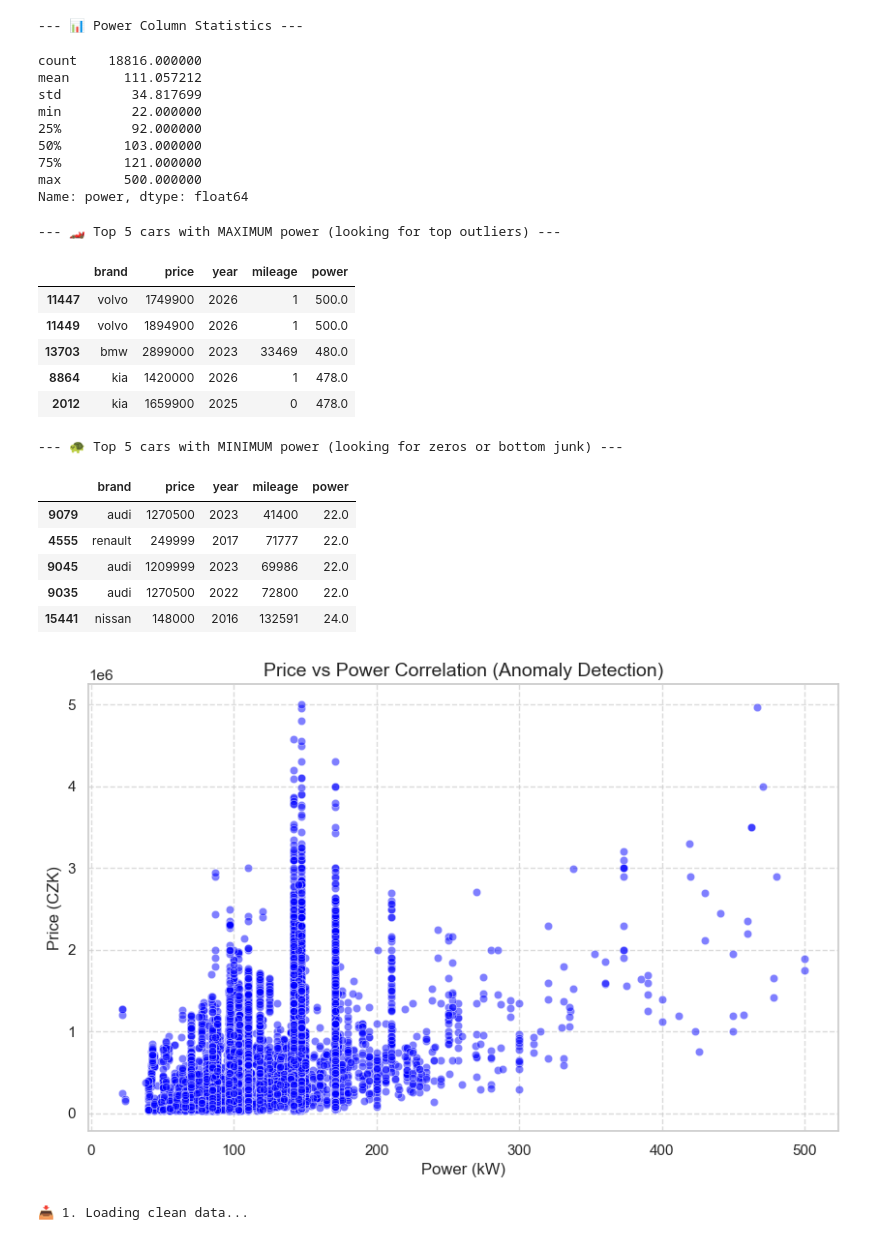
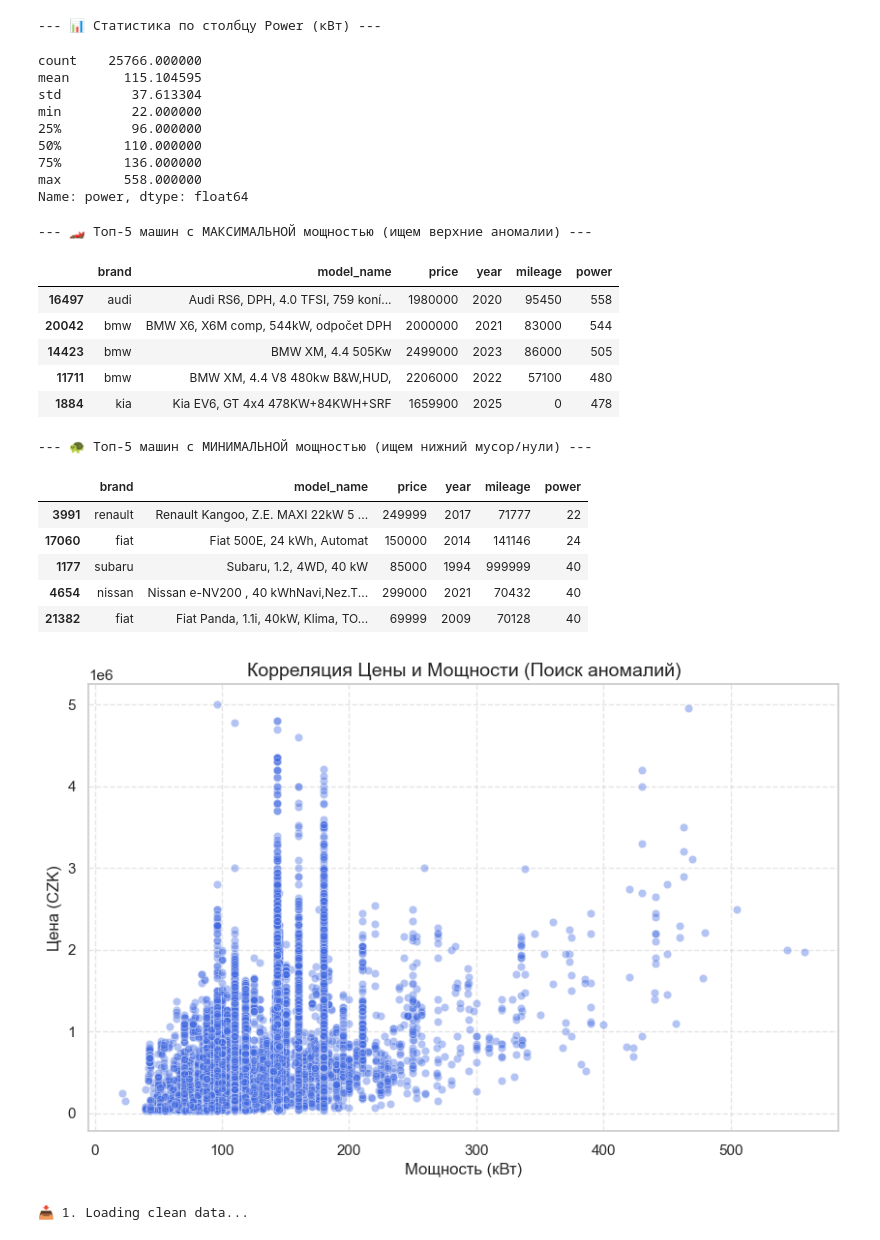
Before and after one commit to kuzetshy/Car-Price-Advisor, a Jupyter notebook: notebooks/02_car_price_predict.ipynb, the cells around one changed output. Saved outputs shown, nothing was run; the diff lists cells and outputs as text; code cells hidden in the pictures.

```diff
--- a/notebooks/02_car_price_predict.ipynb
+++ b/notebooks/02_car_price_predict.ipynb
@@ -316,56 +375,57 @@ Values equal to zero: 0
 # %%
 import pandas as pd
 import matplotlib.pyplot as plt
 import seaborn as sns
 
-# Load the dataset (if your cleaned data is in a different file, change the name)
-df = pd.read_csv('data/cars_ready.csv')
+# 1. Загружаем данные по правильному пути
+df = pd.read_csv('../data/cleaned/cars_ready.csv')
 
-# If your dataframe is not named df, just change df to your variable name! 😉
-
-print("--- 📊 Power Column Statistics ---")
+print("--- 📊 Статистика по столбцу Power (кВт) ---")
 display(df['power'].describe())
 
-print("\n--- 🏎️ Top 5 cars with MAXIMUM power (looking for top outliers) ---")
-display(df[[ 'brand', 'price', 'year', 'mileage', 'power']].sort_values(by='power', ascending=False).head(5))
+# Добавили 'model_name' в вывод, чтобы понимать, что за машина
+print("\n--- 🏎️ Топ-5 машин с МАКСИМАЛЬНОЙ мощностью (ищем верхние аномалии) ---")
+display(df[['brand', 'model_name', 'price', 'year', 'mileage', 'power']].sort_values(by='power', ascending=False).head(5))
 
-print("\n--- 🐢 Top 5 cars with MINIMUM power (looking for zeros or bottom junk) ---")
-display(df[[ 'brand', 'price', 'year', 'mileage', 'power']].sort_values(by='power').head(5))
+print("\n--- 🐢 Топ-5 машин с МИНИМАЛЬНОЙ мощностью (ищем нижний мусор/нули) ---")
+display(df[['brand', 'model_name', 'price', 'year', 'mileage', 'power']].sort_values(by='power').head(5))
 
-# Plotting the scatter plot
+# 2. Отрисовка Scatter Plot (Диаграмма рассеяния)
 plt.figure(figsize=(10, 6))
-sns.scatterplot(data=df, x='power', y='price', alpha=0.5, color='blue')
-plt.title('Price vs Power Correlation (Anomaly Detection)', fontsize=14)
-plt.xlabel('Power (kW)', fontsize=12)
-plt.ylabel('Price (CZK)', fontsize=12)
-plt.grid(True, linestyle='--', alpha=0.7)
+# Сделали точки чуть прозрачнее (alpha=0.4), чтобы видеть плотность
+sns.scatterplot(data=df, x='power', y='price', alpha=0.4, color='royalblue')
+
+plt.title('Корреляция Цены и Мощности (Поиск аномалий)', fontsize=14)
+plt.xlabel('Мощность (кВт)', fontsize=12)
+plt.ylabel('Цена (CZK)', fontsize=12)
+plt.grid(True, linestyle='--', alpha=0.5)
 plt.show()
 # %% [output]
---- 📊 Power Column Statistics ---
+--- 📊 Статистика по столбцу Power (кВт) ---
-count    18816.000000
-mean       111.057212
-std         34.817699
+count    25766.000000
+mean       115.104595
+std         37.613304
 min         22.000000
-25%         92.000000
-50%        103.000000
-75%        121.000000
-max        500.000000
+25%         96.000000
+50%        110.000000
+75%        136.000000
+max        558.000000
 Name: power, dtype: float64
---- 🏎️ Top 5 cars with MAXIMUM power (looking for top outliers) ---
+--- 🏎️ Топ-5 машин с МАКСИМАЛЬНОЙ мощностью (ищем верхние аномалии) ---
-|  | brand | price | year | mileage | power |
-| 11447 | volvo | 1749900 | 2026 | 1 | 500.0 |
-| 11449 | volvo | 1894900 | 2026 | 1 | 500.0 |
-| 13703 | bmw | 2899000 | 2023 | 33469 | 480.0 |
-| 8864 | kia | 1420000 | 2026 | 1 | 478.0 |
-| 2012 | kia | 1659900 | 2025 | 0 | 478.0 |
+|  | brand | model_name | price | year | mileage | power |
+| 16497 | audi | Audi RS6, DPH, 4.0 TFSI, 759 koní... | 1980000 | 2020 | 95450 | 558 |
+| 20042 | bmw | BMW X6, X6M comp, 544kW, odpočet DPH | 2000000 | 2021 | 83000 | 544 |
+| 14423 | bmw | BMW XM, 4.4 505Kw | 2499000 | 2023 | 86000 | 505 |
+| 11711 | bmw | BMW XM, 4.4 V8 480kw B&W,HUD, | 2206000 | 2022 | 57100 | 480 |
+| 1884 | kia | Kia EV6, GT 4x4 478KW+84KWH+SRF | 1659900 | 2025 | 0 | 478 |
---- 🐢 Top 5 cars with MINIMUM power (looking for zeros or bottom junk) ---
+--- 🐢 Топ-5 машин с МИНИМАЛЬНОЙ мощностью (ищем нижний мусор/нули) ---
-|  | brand | price | year | mileage | power |
-| 9079 | audi | 1270500 | 2023 | 41400 | 22.0 |
-| 4555 | renault | 249999 | 2017 | 71777 | 22.0 |
-| 9045 | audi | 1209999 | 2023 | 69986 | 22.0 |
-| 9035 | audi | 1270500 | 2022 | 72800 | 22.0 |
-| 15441 | nissan | 148000 | 2016 | 132591 | 24.0 |
+|  | brand | model_name | price | year | mileage | power |
+| 3991 | renault | Renault Kangoo, Z.E. MAXI 22kW 5 ... | 249999 | 2017 | 71777 | 22 |
+| 17060 | fiat | Fiat 500E, 24 kWh, Automat | 150000 | 2014 | 141146 | 24 |
+| 1177 | subaru | Subaru, 1.2, 4WD, 40 kW | 85000 | 1994 | 999999 | 40 |
+| 4654 | nissan | Nissan e-NV200 , 40 kWhNavi,Nez.T... | 299000 | 2021 | 70432 | 40 |
+| 21382 | fiat | Fiat Panda, 1.1i, 40kW, Klima, TO... | 69999 | 2009 | 70128 | 40 |
-[figure, old version]
+[figure, new version]
 # %%
 import pandas as pd
 import numpy as np
```
Also changed, not shown: parts of 10 cells of this notebook, 9 other files.
